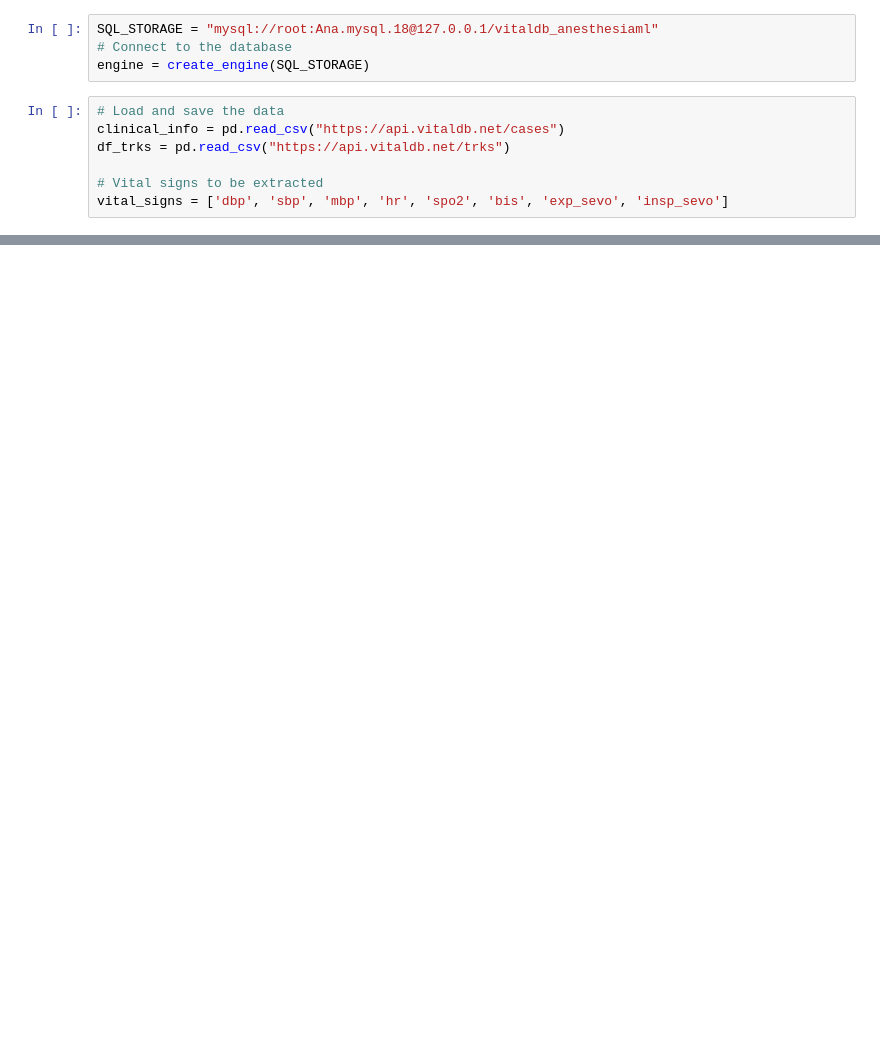
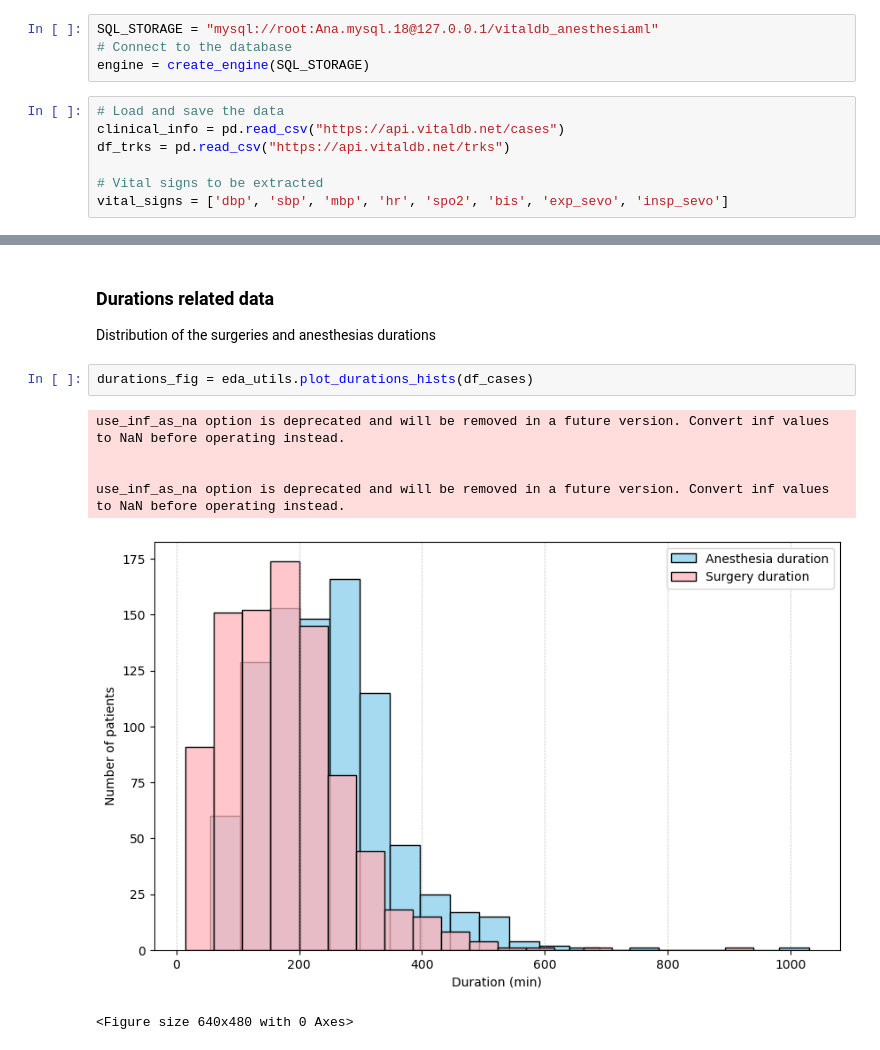
Before and after one commit to anagabriela27/AnesthesiaML, a Jupyter notebook: src/notebooks/eda.ipynb, the cells around one changed output, grey strips where cells are left out. Saved outputs shown, nothing was run; the diff lists cells and outputs as text; blank space fills up the shorter version.

```diff
--- a/src/notebooks/eda.ipynb
+++ b/src/notebooks/eda.ipynb
@@ -48,0 +115,12 @@ all_case_df.to_sql('vital_signs_beforepreprocessing', con=engine, if_exists='rep
+# %% [markdown]
+### Durations related data
+Distribution of the surgeries and anesthesias durations
+# %%
+durations_fig = eda_utils.plot_durations_hists(df_cases)
+# %% [output]
+use_inf_as_na option is deprecated and will be removed in a future version. Convert inf values to NaN before operating instead.
+
+
+use_inf_as_na option is deprecated and will be removed in a future version. Convert inf values to NaN before operating instead.
+[figure, added]
+<Figure size 640x480 with 0 Axes>
```
Also changed, not shown: parts of 22 cells of this notebook, 5 other files.
